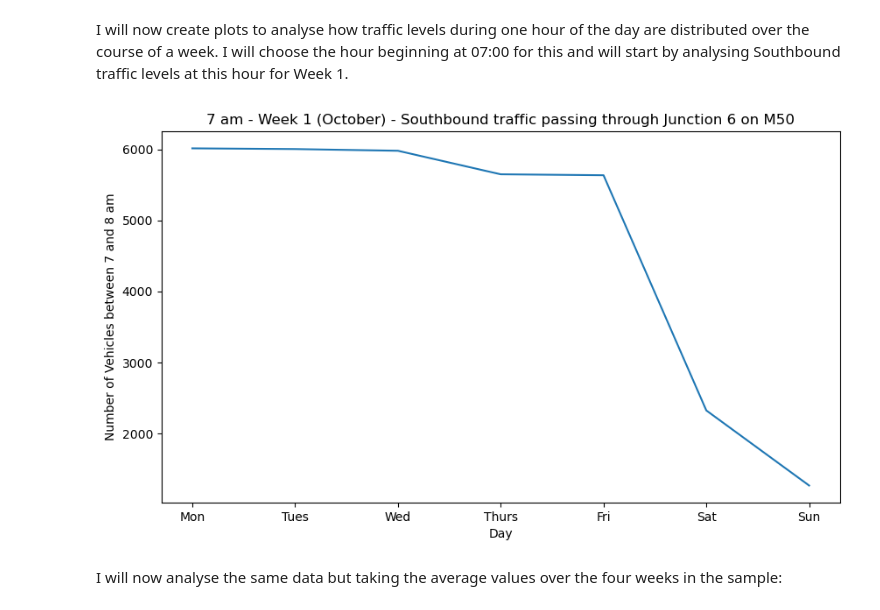
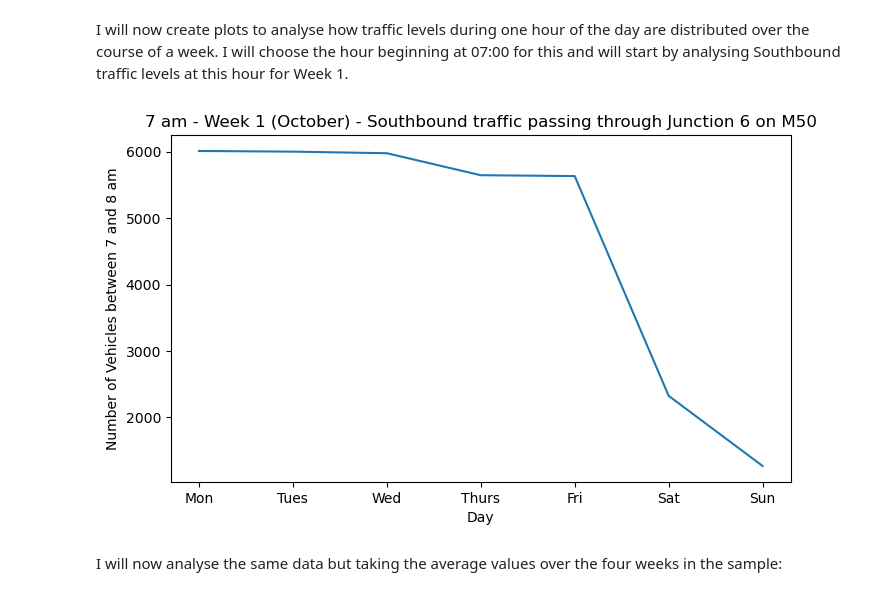
Before and after one commit to jmce22/pfda_project1, a Jupyter notebook: pfda_project1.ipynb, the cells around one changed output. Cells and saved outputs as stored; diff of their text form; code cells hidden in the pictures.

Commit message:
amended section about variable types. small edits to plots.

```diff
--- a/pfda_project1.ipynb
+++ b/pfda_project1.ipynb
@@ -31,9 +35,9 @@ import seaborn as sns
 # %%
-df = pd.read_csv("J6_traffic_hourly_ints.csv")
+df = pd.read_csv("J6_traffic_temp_hourly.csv")
 
-# Here I am labelling the contents of the 'day' column as categorical variables and ordering the contents from
-# Monday to Sunday to override the default of alphabetical sorting of days which I encountered when I tried
-# to output the mean data for 7 am traffic on each day of the week using the groupby function
+# Here I am labelling the contents of the 'day' column as categorical variables (rather than object variables)
+# and ordering the contents from Monday to Sunday to override the default of alphabetical sorting of days which
+# I encountered when I tried to output the mean data for 7 am traffic on each day of the week using the groupby function
 df['day'] = pd.Categorical(df['day'], categories=['Mon', 'Tues', 'Wed', 'Thurs', 'Fri', 'Sat', 'Sun'], ordered=True)
 
 print(df)
@@ -476,14 +493,14 @@ I will now create plots to analyse how traffic levels during one hour of the day
 # %%
 week1_7am = df.loc[(df['week'] == 1) & (df['hour'] == 7)]
 
-plt.figure(figsize=(10,5.5))
+plt.figure(figsize=(8,4.5))
 plt.plot(week1_7am['day'], week1_7am['southbound'])
 plt.xlabel('Day')
 plt.ylabel('Number of Vehicles between 7 and 8 am')
 plt.title('7 am - Week 1 (October) - Southbound traffic passing through Junction 6 on M50')
 plt.show()
 # %% [output]
-[figure, old version]
+[figure, new version]
 # %% [markdown]
 I will now analyse the same data but taking the average values over the four weeks in the sample:
 # %%
```
Also changed, not shown: parts of 12 cells of this notebook, 1 other file.
